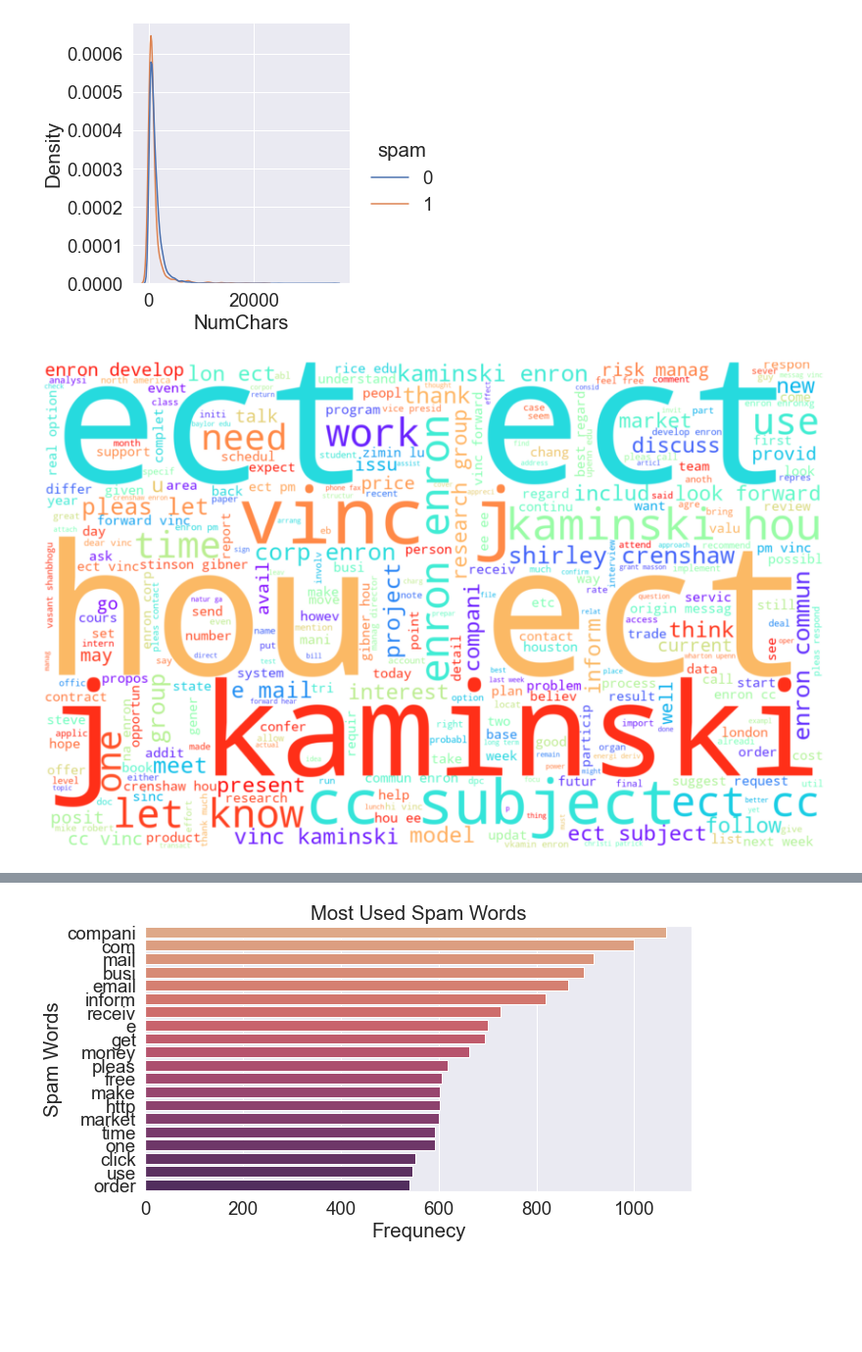
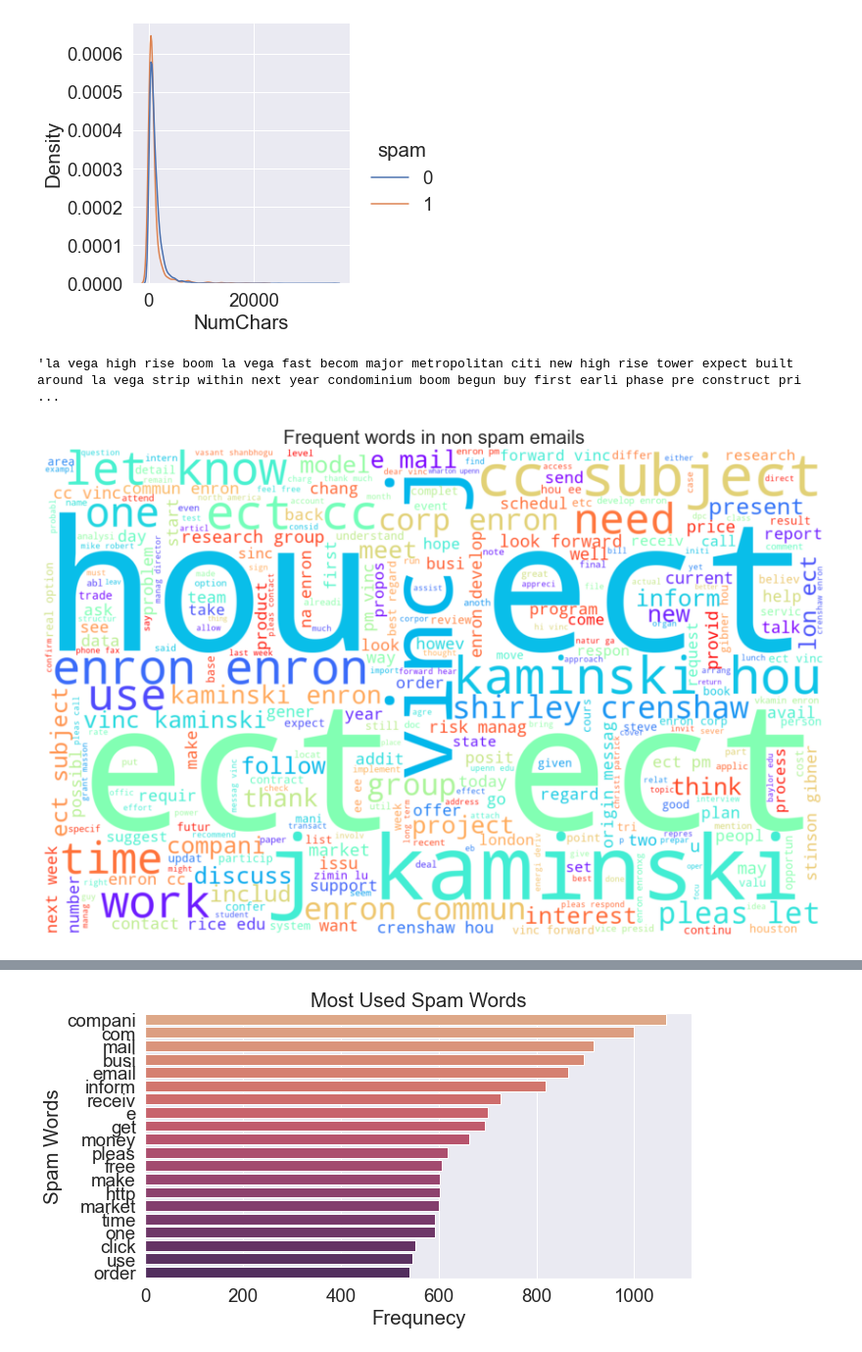
Before and after one commit to aswani848/6830Project5, a Jupyter notebook: 6830project5.ipynb, the cells around one changed output, grey strips where cells are left out. Shown at 98% size. Saved outputs shown, nothing was run; the diff lists cells and outputs as text; code cells hidden in the pictures; blank space fills up the shorter version.

```diff
--- a/6830project5.ipynb
+++ b/6830project5.ipynb
@@ -33,7 +46,7 @@ We want to compare SMS and email spam data.
 # %% [markdown]
 # Read data
 # %%
-sms_data=pd.read_csv('spamdata.csv')
+sms_data=pd.read_csv('SMSspamdata.csv')
 sms_data
 # %% [output]
 |  | Category | Message |
@@ -341,12 +293,18 @@ def clean_text_email(data):
     return data
 # %%
 email_data=clean_text_email(email_data)
+# %%
+email_data['text'][10]
+# %% [output]
+'la vega high rise boom la vega fast becom major metropolitan citi new high rise tower expect built around la vega strip within next year condominium boom begun buy first earli phase pre construct pri ...
 # %%
+#Frequent words in non spam emails
 text = " ".join(email_data[email_data['spam'] == 0]['text'])
 plt.figure(figsize = (15, 10))
 wordcloud = WordCloud(max_words=300, height= 1000, width = 1600,  background_color="white", colormap= 'rainbow_r').generate(text)
 plt.imshow(wordcloud, interpolation="bilinear")
 plt.axis('off')
+plt.title("Frequent words in non spam emails")
 plt.show()
 # %% [output]
-[figure, old version]
+[figure, new version]
```
Also changed, not shown: parts of 22 cells of this notebook.
